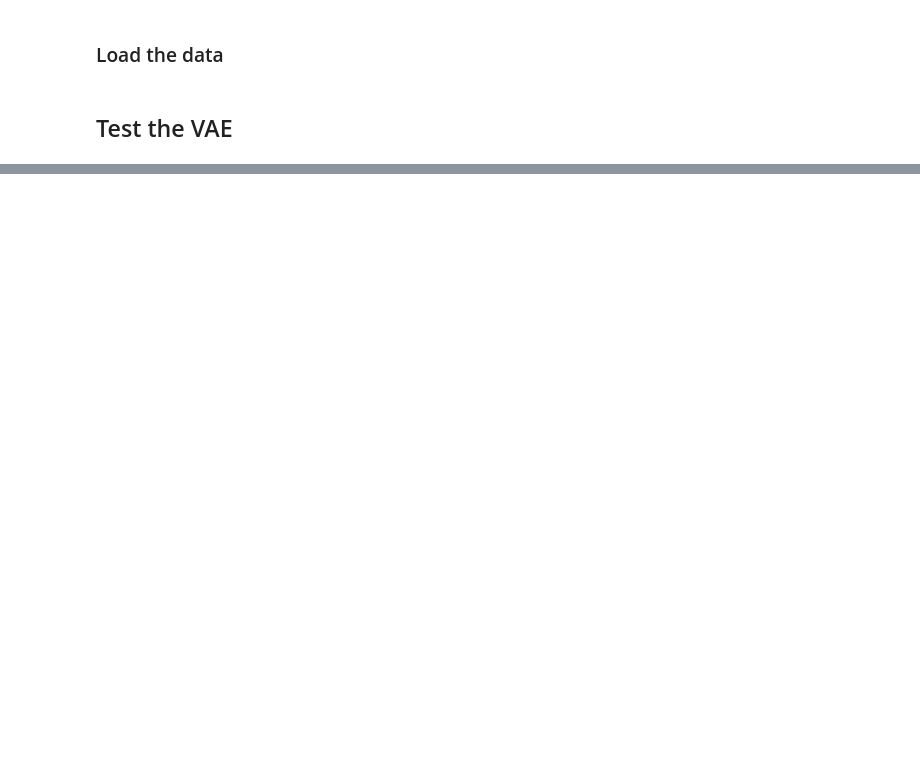
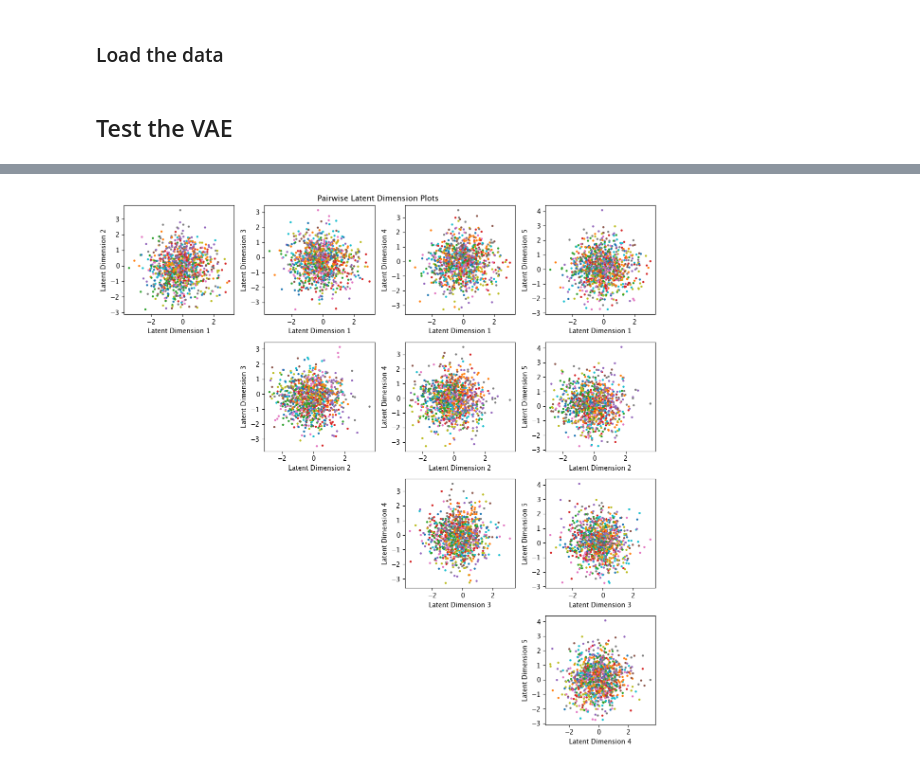
Before and after one commit to confinlay/Bayesian-CE, a Jupyter notebook: my-experiments/test-VAE.ipynb, the cells around one changed output, grey strips where cells are left out. Drawn from its saved outputs; the diff is of its cells as text; code cells hidden in the pictures; blank space fills up the shorter version.

```diff
--- a/my-experiments/test-VAE.ipynb
+++ b/my-experiments/test-VAE.ipynb
@@ -117,0 +166,14 @@ Test set VLB: -94.3863
+# %%
+# Plot pairwise scatter plots for the first few dimensions
+plt.figure(figsize=(12, 12))
+for i in range(1, 5):
+    for j in range(i+1, 6):
+        plt.subplot(4, 4, (i-1)*4 + j-1)
+        plt.scatter(z_np[:, i], z_np[:, j], c=labels_np, cmap='tab10', s=5)
+        plt.xlabel(f'Latent Dimension {i}')
+        plt.ylabel(f'Latent Dimension {j}')
+plt.suptitle('Pairwise Latent Dimension Plots')
+plt.tight_layout()
+plt.show()
+# %% [output]
+[figure, added]
```
Also changed, not shown: parts of 5 cells of this notebook.
